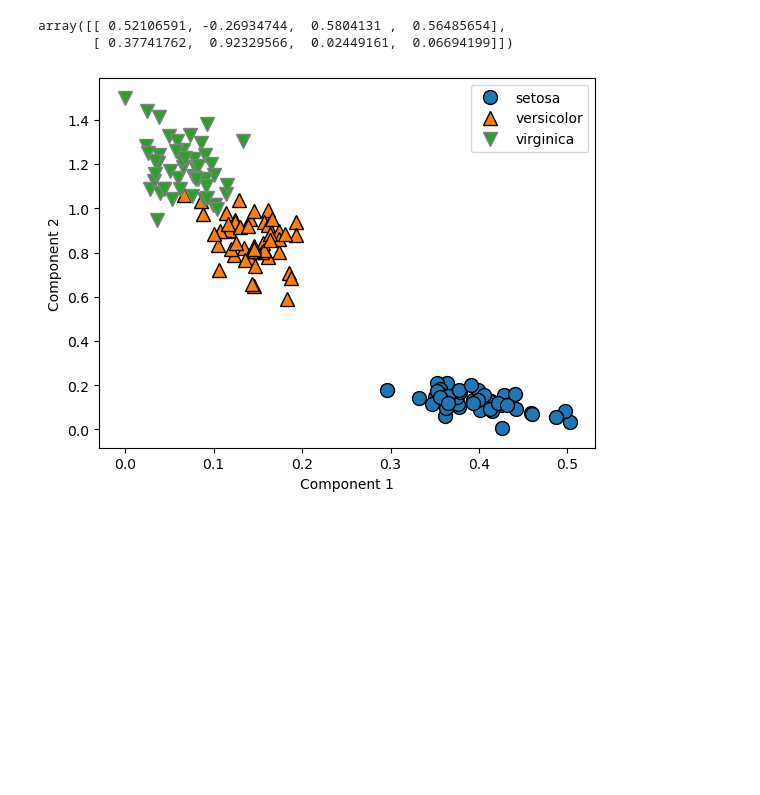
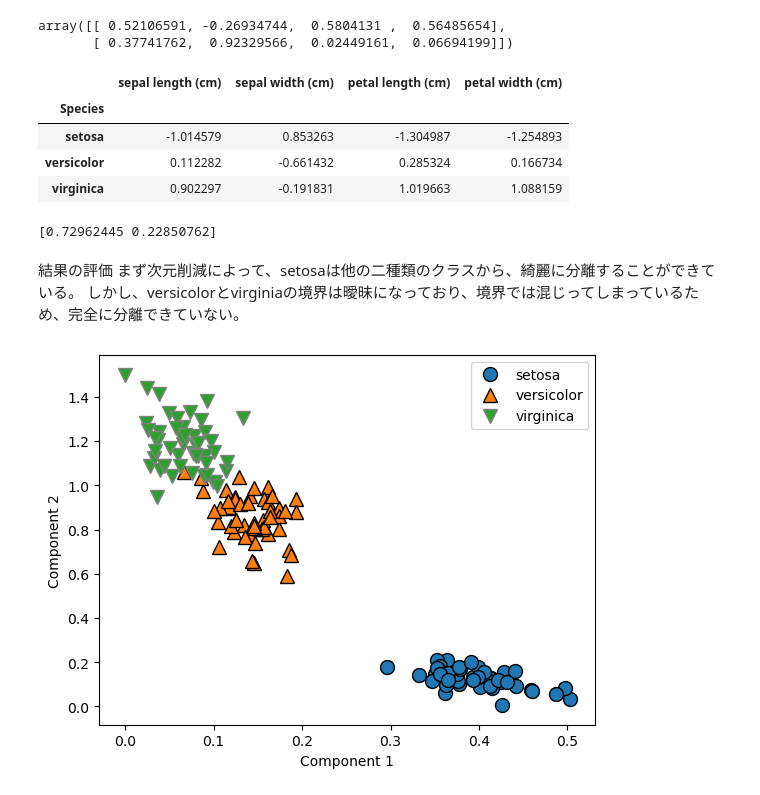
Before and after one commit to adachi0612/iris_work, a Jupyter notebook: analyze_iris_ruito_adachi.ipynb, the cells around one changed output. Saved outputs shown, nothing was run; the diff lists cells and outputs as text; code cells hidden in the pictures; blank space fills up the shorter version.

```diff
--- a/analyze_iris_ruito_adachi.ipynb
+++ b/analyze_iris_ruito_adachi.ipynb
@@ -177,6 +177,26 @@ X_pca.components_# 教師なしなので、この結果を評価してみよう
 # %% [output]
 array([[ 0.52106591, -0.26934744,  0.5804131 ,  0.56485654],
        [ 0.37741762,  0.92329566,  0.02449161,  0.06694199]])
+# %%
+#結果の評価のために出力
+X_species = iris.get_with_species()["Species"]
+#標準化したデータの種別で算出した特徴量の平均値
+pd.concat([X_scaled, X_species], axis=1).groupby("Species")[iris.feature_names].mean()
+# %% [output]
+|  | sepal length (cm) | sepal width (cm) | petal length (cm) | petal width (cm) |
+| Species |  |  |  |  |
+| setosa | -1.014579 | 0.853263 | -1.304987 | -1.254893 |
+| versicolor | 0.112282 | -0.661432 | 0.285324 | 0.166734 |
+| virginica | 0.902297 | -0.191831 | 1.019663 | 1.088159 |
+# %%
+#主成分の寄与率を表示
+print(X_pca.explained_variance_ratio_)
+# %% [output]
+[0.72962445 0.22850762]
+# %% [markdown]
+結果の評価
+まず次元削減によって、setosaは他の二種類のクラスから、綺麗に分離することができている。
+しかし、versicolorとvirginiaの境界は曖昧になっており、境界では混じってしまっているため、完全に分離できていない。
 # %%
 # 教科書のNMFの内容を、irisでやってみます。
 X_scaled, df_nmf, X_nmf = iris.plot_nmf(n_components=2)# 教師なしなので、この結果を評価してみよう！
```
Also changed, not shown: parts of 6 cells of this notebook, 1 other file.
